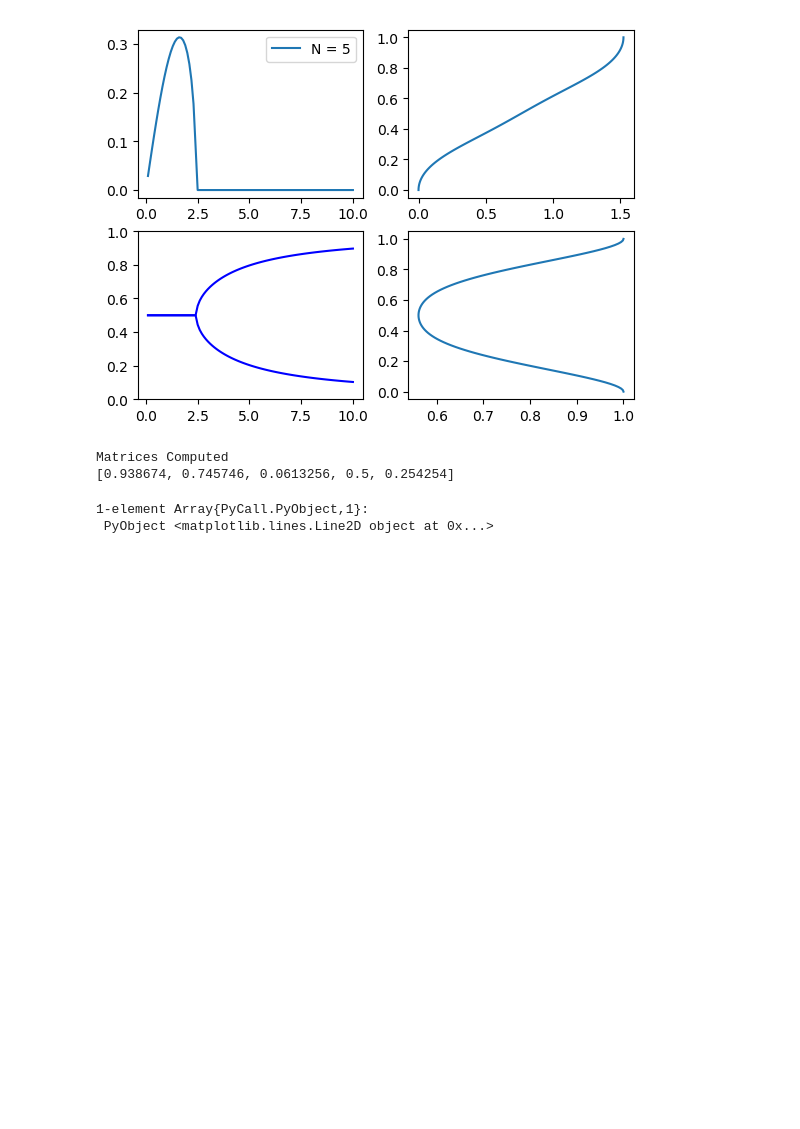
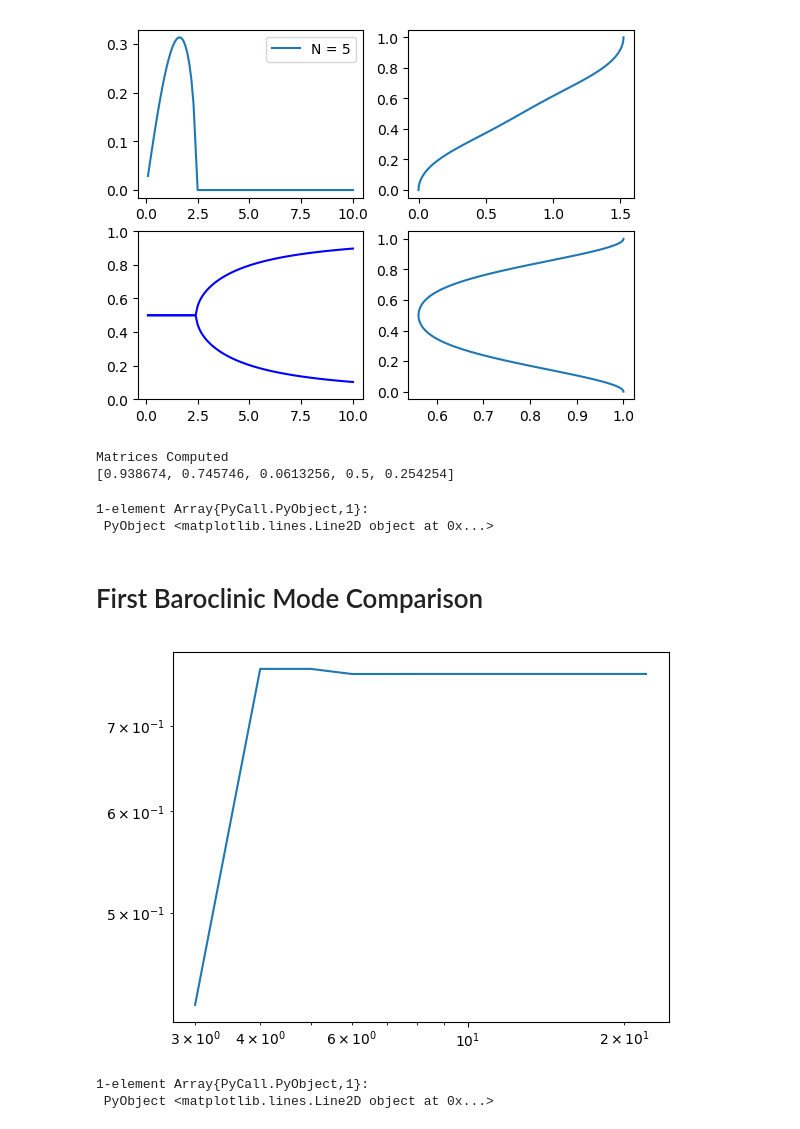
Before and after one commit to mwatwood-cu/QG-Galerkin, a Jupyter notebook: Julia Coefficients.ipynb, the cells around one changed output. Drawn from its saved outputs; the diff is of its cells as text; code cells hidden in the pictures; blank space fills up the shorter version.

Commit message:
Added comparison to first baroclinic mode. Error doesn't decrease with size of the matrix.

```diff
--- a/Julia Coefficients.ipynb
+++ b/Julia Coefficients.ipynb
@@ -249,14 +270,6 @@ end
 using PyPlot
 ioff()
 
-function galerkin_p_psi_print(size::Int64, coefficients, value::Float64)
-    sumTotal = 0
-    for i=0:size-1
-        p = jacobi(2.*value -1., i, 0,0)+b_n(i)*jacobi(2.*value -1.,i+2,0,0)
-        sumTotal = sumTotal + coefficients[i+1]*(jacobi(2.*value -1., i, 0,0)+b_n(i)*jacobi(2.*value -1.,i+2,0,0))
-    end
-    return sumTotal
-end
 nodePoints = 100 # nodePoints already defined above
 matrixSize = 5
 
@@ -305,3 +318,61 @@ Matrices Computed
 [0.938674, 0.745746, 0.0613256, 0.5, 0.254254]
 1-element Array{PyCall.PyObject,1}:
  PyObject <matplotlib.lines.Line2D object at 0x...>
+# %% [markdown]
+# First Baroclinic Mode Comparison
+# %%
+using PyPlot
+
+function isNonZero(value)
+    return (value != 0)
+end
+
+function firstBaroclinic(value)
+    return cos.(pi*value)
+end
+
+function computeFirstBaroclinicError(matrixSize, trueFirstFuction, stepsZeroToOne)
+    #Compute Matricies
+    M = M_ij(matrixSize)
+    #spy(Hermitian(M))
+    L = L_ij(matrixSize, N_constant)
+    G = chol(Hermitian(M))
+
+    #Compute eigenvalues and eigenvectors
+    LGL = (G\L)/(G')
+    eigenObject = eigfact(LGL)
+    e_vectors = eigenObject[:vectors]
+    e_values = eigenObject[:values]
+    minimumNonZero = minimum(filter!(isNonZero,e_values))
+    index = findfirst(e_values, minimumNonZero)
+    neededEVector = e_vectors[:,index]
+    #println(neededEVector)
+    normalizationFactor = 1/galerkin_p_psi_print(matrixSize, neededEVector, 0.)
+
+    #Calculate Error
+    z = linspace(0,1,stepsZeroToOne)
+    real = trueFirstFuction(z)
+    estimate = galerkin_p_psi_print(matrixSize, neededEVector*normalizationFactor, z)
+    #println(real)
+    #println(estimate)
+    sumError = 0.
+    for i=1:length(z)
+        sumError += abs2(real[i]-estimate[i])
+    end
+    totalError = sqrt(sumError)
+    return totalError
+end
+
+#computeFirstBaroclinicError(15, firstBaroclinic, 10)
+
+errors = zeros(20)
+for i =3:22
+    #println("N = $i")
+    errors[i-2] = computeFirstBaroclinicError(i, firstBaroclinic, 1000)
+    #println()
+end
+loglog(3:22, errors)
+# %% [output]
+[figure, added]
+1-element Array{PyCall.PyObject,1}:
+ PyObject <matplotlib.lines.Line2D object at 0x...>
```
Also changed, not shown: parts of 5 cells of this notebook.
